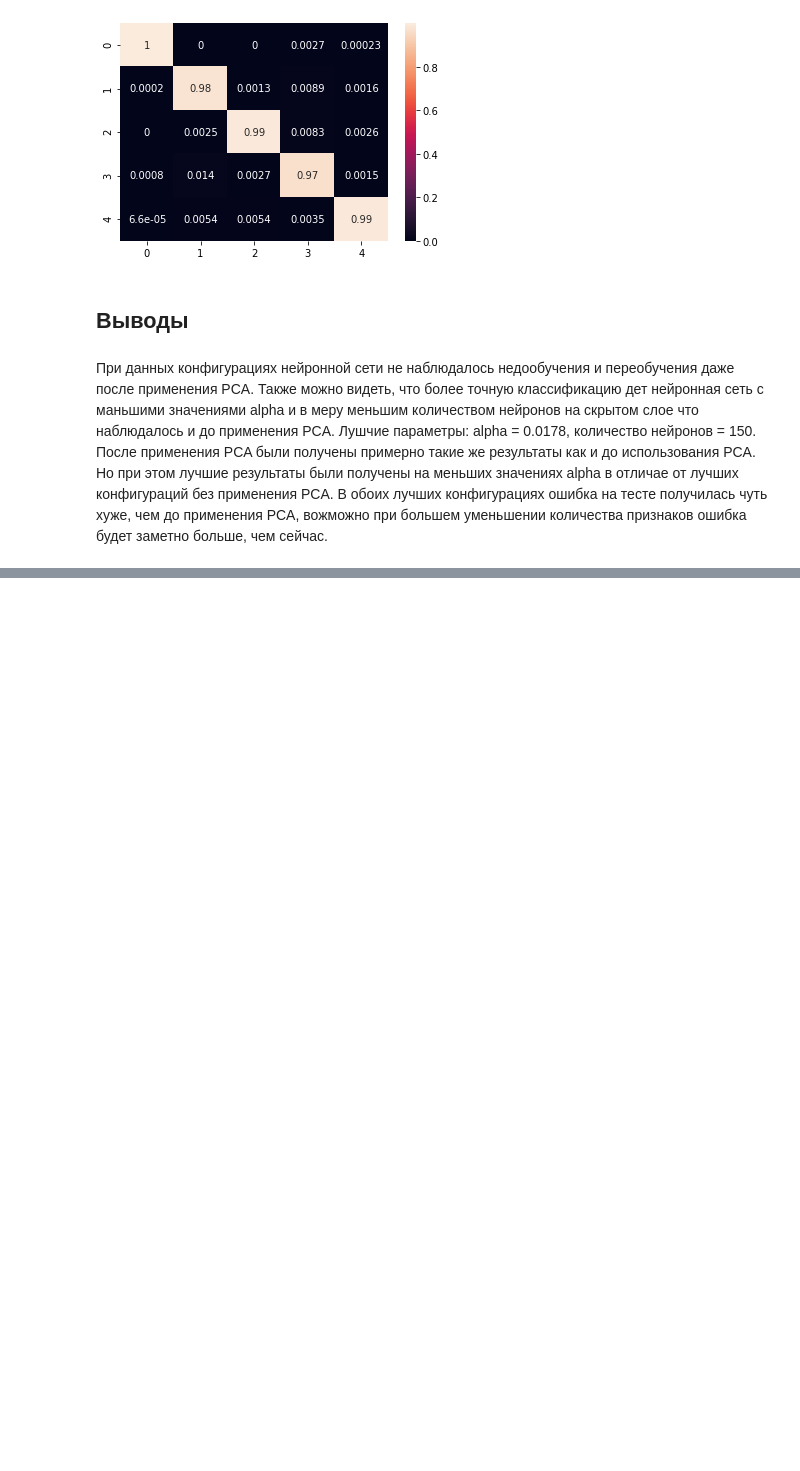
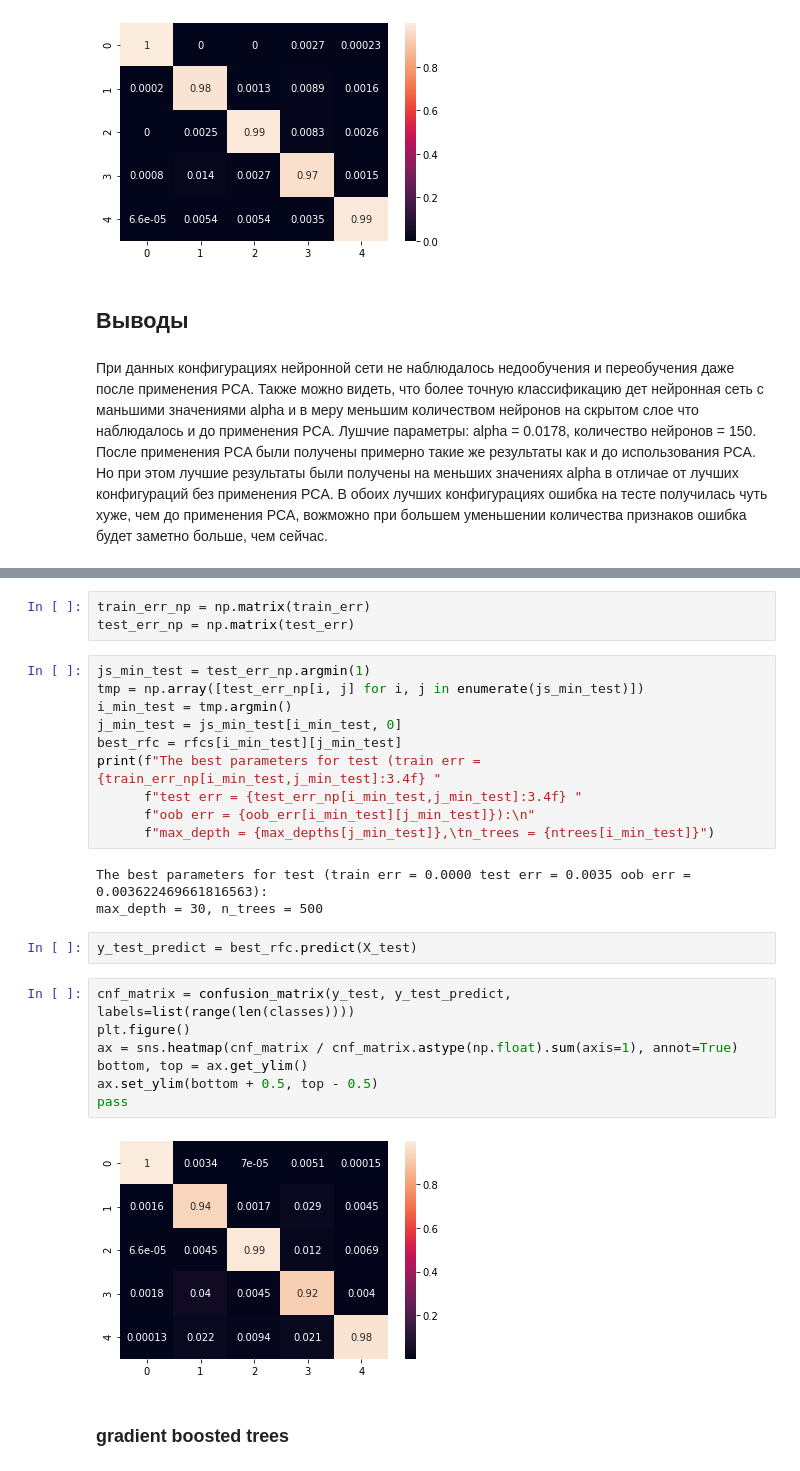
Before and after one commit to ABoltachev/Laba_1, a Jupyter notebook: Laba_1.ipynb, the cells around one changed output, grey strips where cells are left out. Drawn from its saved outputs; the diff is of its cells as text; blank space fills up the shorter version.

```diff
--- a/Laba_1.ipynb
+++ b/Laba_1.ipynb
@@ -909,0 +958,29 @@ ax.set_ylim(bottom + 0.5, top - 0.5)
+# %%
+train_err_np = np.matrix(train_err)
+test_err_np = np.matrix(test_err)
+# %%
+js_min_test = test_err_np.argmin(1)
+tmp = np.array([test_err_np[i, j] for i, j in enumerate(js_min_test)])
+i_min_test = tmp.argmin()
+j_min_test = js_min_test[i_min_test, 0]
+best_rfc = rfcs[i_min_test][j_min_test]
+print(f"The best parameters for test (train err = {train_err_np[i_min_test,j_min_test]:3.4f} "
+      f"test err = {test_err_np[i_min_test,j_min_test]:3.4f} "
+      f"oob err = {oob_err[i_min_test][j_min_test]}):\n"
+      f"max_depth = {max_depths[j_min_test]},\tn_trees = {ntrees[i_min_test]}")
+# %% [output]
+The best parameters for test (train err = 0.0000 test err = 0.0035 oob err = 0.003622469661816563):
+max_depth = 30, n_trees = 500
+# %%
+y_test_predict = best_rfc.predict(X_test)
+# %%
+cnf_matrix = confusion_matrix(y_test, y_test_predict, labels=list(range(len(classes))))
+plt.figure()
+ax = sns.heatmap(cnf_matrix / cnf_matrix.astype(np.float).sum(axis=1), annot=True)
+bottom, top = ax.get_ylim()
+ax.set_ylim(bottom + 0.5, top - 0.5)
+pass
+# %% [output]
+[figure, added]
+# %% [markdown]
+### gradient boosted trees
```
Also changed, not shown: parts of 8 cells of this notebook.
